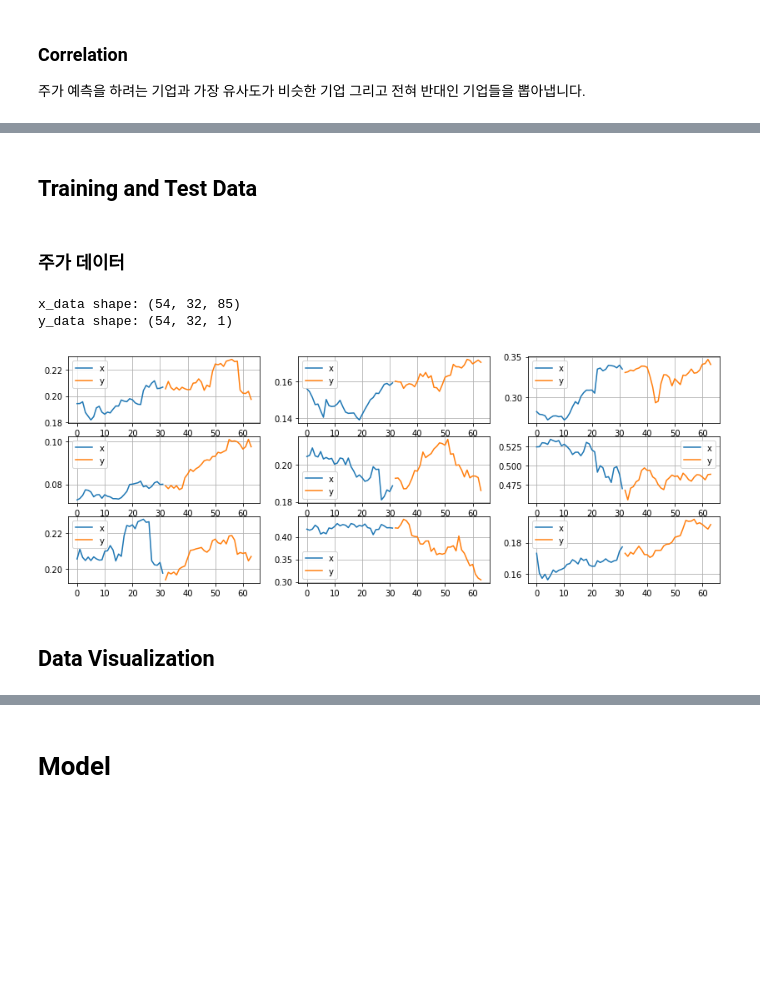
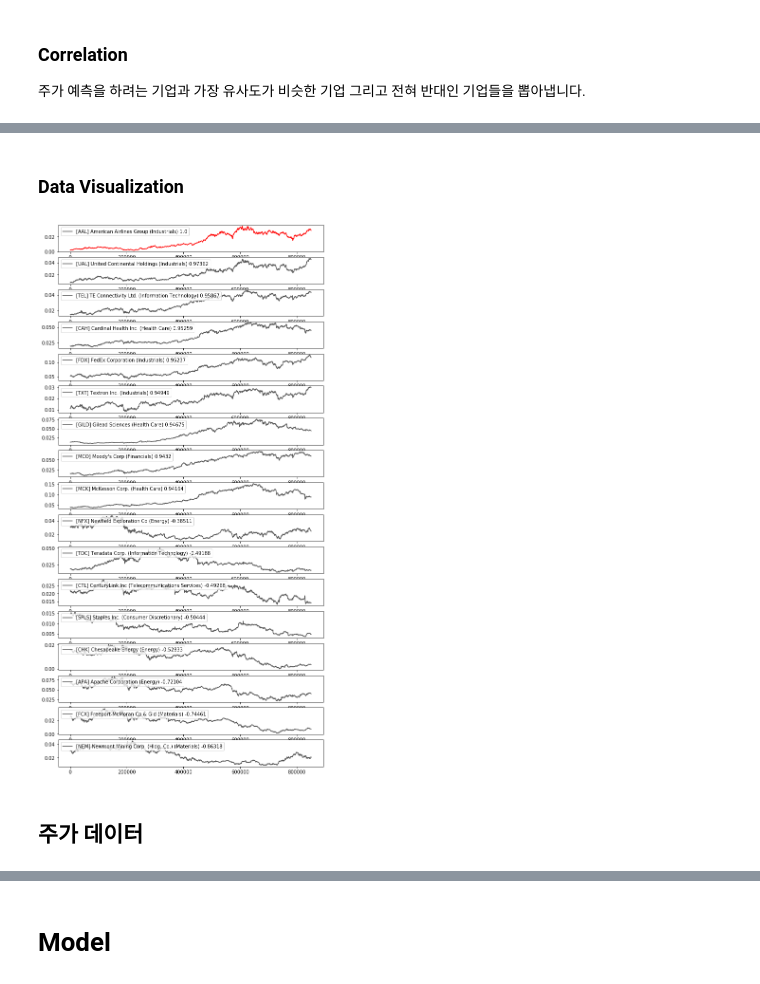
Before and after one commit to AndersonJo/stock-market-prediction, a Jupyter notebook: Kaggle New York Stock Exchange Prediction.ipynb, the cells around one changed output, grey strips where cells are left out. Drawn from its saved outputs; the diff is of its cells as text; code cells hidden in the pictures; blank space fills up the shorter version.

```diff
--- a/Kaggle New York Stock Exchange Prediction.ipynb
+++ b/Kaggle New York Stock Exchange Prediction.ipynb
@@ -195,7 +266,30 @@ display(selected_companies)
 # %% [markdown]
-## Training and Test Data
+### Data Visualization
+# %%
+def visualize(selected_companies):
+    companies = selected_companies.copy()
+    companies.insert(0, (COMPANY_SYMBOL, 1.))
+
+    f , plots = subplots(len(companies))
+    f.set_figheight(len(selected_companies) + 5)
+    f.set_figwidth(10)
+    for i, (symbol, corr) in enumerate(companies):
+        company = prices[prices.symbol == symbol]
+        name = securities[securities['Ticker symbol'] == symbol].Security.iloc[0]
+        sector = securities[securities['Ticker symbol'] == symbol]['GICS Sector'].values[0]
+        p = plots[i]
+        line = p.plot(company.close, label=f'[{symbol}] {name} ({sector}) {corr:.5}', color="#555555")[0]
+        p.legend(loc='upper left')
+        if i == 0:
+            line.set_color('red')
+
+visualize(selected_companies)
+# %% [output]
+[figure, added]
+# %% [markdown]
+## 주가 데이터
 # %%
-def create_stock_data(prices, company, company_names):
+def create_stock_data(prices, company, company_names, repeat=1):
     """
     BATCH_SIZE 만큼 x데이터를 읽고, BATCH_SIZE만큼 y를 forcast한다.
     """
@@ -210,7 +304,7 @@ def create_stock_data(prices, company, company_names):
 
     # Y Matrix 생성
     close_prices = company.close.as_matrix()
-
+    years = company.year.as_matrix()
 
     # X Matrix 생성
     companies = dict()
@@ -218,54 +312,36 @@ def create_stock_data(prices, company, company_names):
         matrix = prices[prices.symbol == name][COLUMNS].as_matrix()
         companies[name] = matrix
 
-
     # x, y 데이터 생성
     x_data = np.zeros((SERIES_N, VECTOR_N))
     y_data = np.zeros((SERIES_N, 1))
-
+    year_data = np.zeros((int(SERIES_N/BATCH_SIZE), 1), dtype='int')
 
     for i in range(SERIES_N):
         for j, name in enumerate(company_names):
             start = j*COLUMN_N
             end = start+COLUMN_N
             x_data[i, start:end] = companies[name][i]
+
+
         y_data[i, 0] = close_prices[i + BATCH_SIZE]
+        if i% BATCH_SIZE==0:
+            year_data[int(i/BATCH_SIZE), 0] = years[i + BATCH_SIZE]
+
 
     # Reshape
     x_data = x_data.reshape((-1, BATCH_SIZE, VECTOR_N))
     y_data = y_data.reshape((-1, BATCH_SIZE, 1))
+    year_data = year_data.reshape((-1, 1))
 
-    return x_data, y_data
+
+    return x_data, y_data, year_data
 
 company_names = list(map(lambda x: x[0], selected_companies))
 company_names.insert(0, COMPANY_SYMBOL)
-x_data, y_data = create_stock_data(prices, company, company_names)
-
-display(HTML('<h3>주가 데이터</h3>'))
-print('x_data shape:', x_data.shape)
-print('y_data shape:', y_data.shape)
-
-def test_price_data(x, y):
-    t_series = range(BATCH_SIZE*2)
-    f, plots = subplots(3, 3)
-    f.set_figheight(5)
-    f.set_figwidth(14)
-    plots = plots.reshape(-1)
+x_data, y_data, year_data = create_stock_data(prices, company, company_names, repeat=100)
 
 
-    for p in plots:
-        idx = np.random.randint(x.shape[0])
-
-        p.plot(t_series[:BATCH_SIZE], x[idx, :, 4], label='x')
-        p.plot(t_series[BATCH_SIZE:], y[idx], label='y')
-        p.legend()
-        p.grid()
-
-test_price_data(x_data, y_data)
+# Split Train and Test Data
+x_train, y_train, year_train = x_data[:TRAIN_SIZE], y_data[:TRAIN_SIZE], year_data[:TRAIN_SIZE]
+x_test, y_test, year_test = x_data[TRAIN_SIZE:], y_data[TRAIN_SIZE:], year_data[TRAIN_SIZE:]
-# %% [output]
-주가 데이터
-x_data shape: (54, 32, 85)
-y_data shape: (54, 32, 1)
-[figure, removed]
-# %% [markdown]
-## Data Visualization
```
Also changed, not shown: parts of 21 cells of this notebook.
